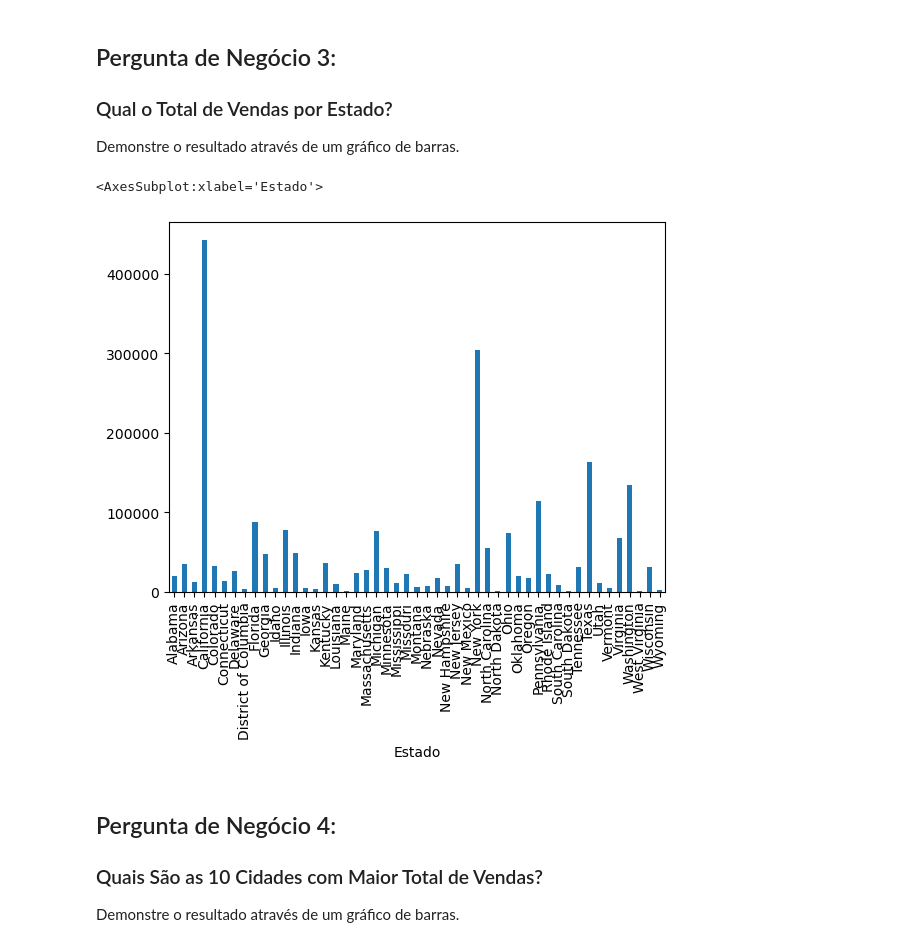
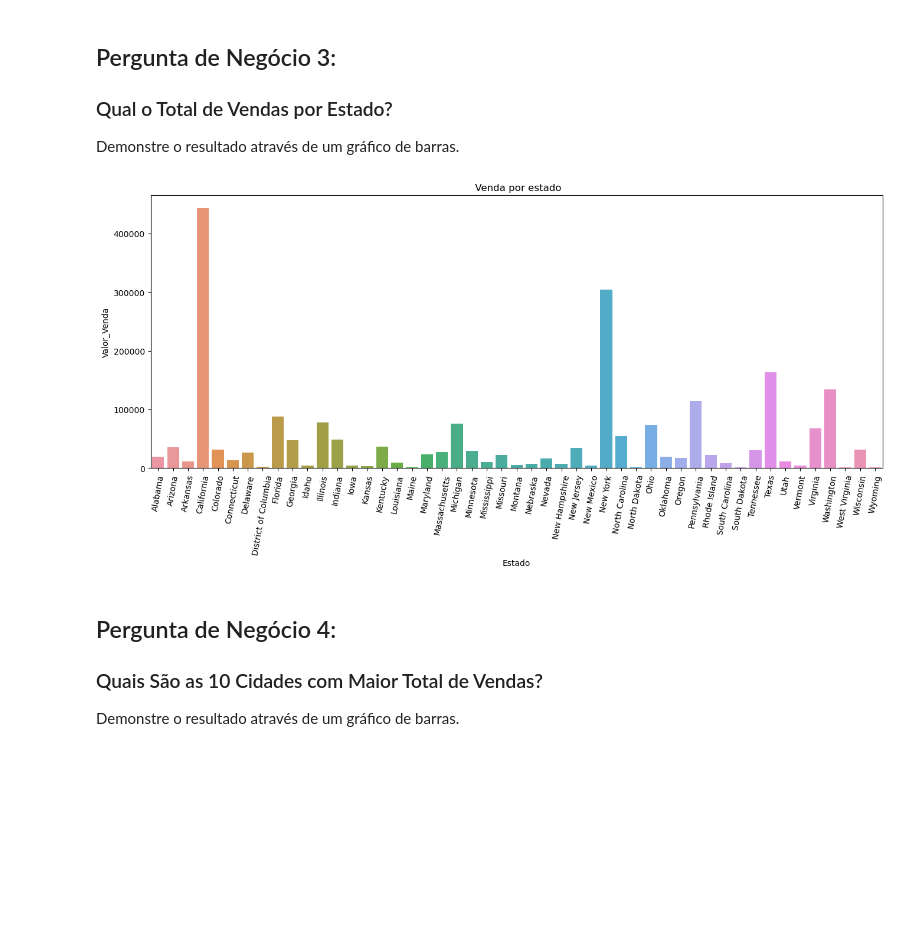
Before and after one commit to tiago17santos/analise-explotatoria-python, a Jupyter notebook: Projeto2-Perguntas.ipynb, the cells around one changed output. Cells and saved outputs as stored; diff of their text form; code cells hidden in the pictures; blank space fills up the shorter version.

```diff
--- a/Projeto2-Perguntas.ipynb
+++ b/Projeto2-Perguntas.ipynb
@@ -146,11 +162,17 @@ df1 = df_dsa.groupby('Data_Pedido')['Valor_Venda'].sum()
 
 Demonstre o resultado através de um gráfico de barras.
 # %%
-df2= df_dsa.groupby('Estado')['Valor_Venda'].sum()
-df2.plot.bar()
+df_VenEst = df_dsa.groupby('Estado')['Valor_Venda'].sum().reset_index()
+
+plt.figure(figsize = (16,6))
+
+sns.barplot(data = df_VenEst,
+            x = 'Estado',
+            y = 'Valor_Venda',).set(title =' Venda por estado')
+plt.xticks(rotation = 80)
+plt.show()
 # %% [output]
-<AxesSubplot:xlabel='Estado'>
-[figure, old version]
+[figure, new version]
 # %% [markdown]
 ## Pergunta de Negócio 4:
 
```
Also changed, not shown: parts of 4 cells of this notebook.
